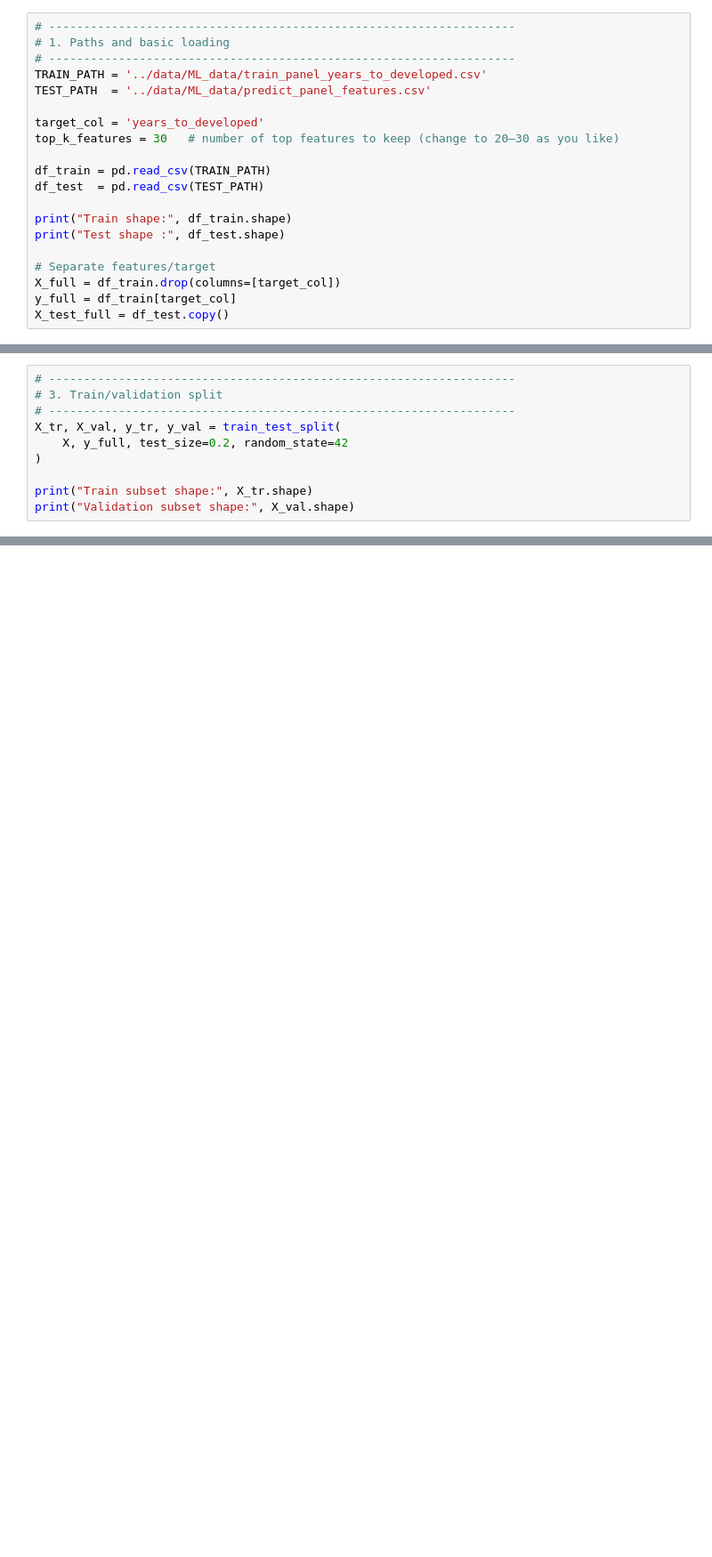
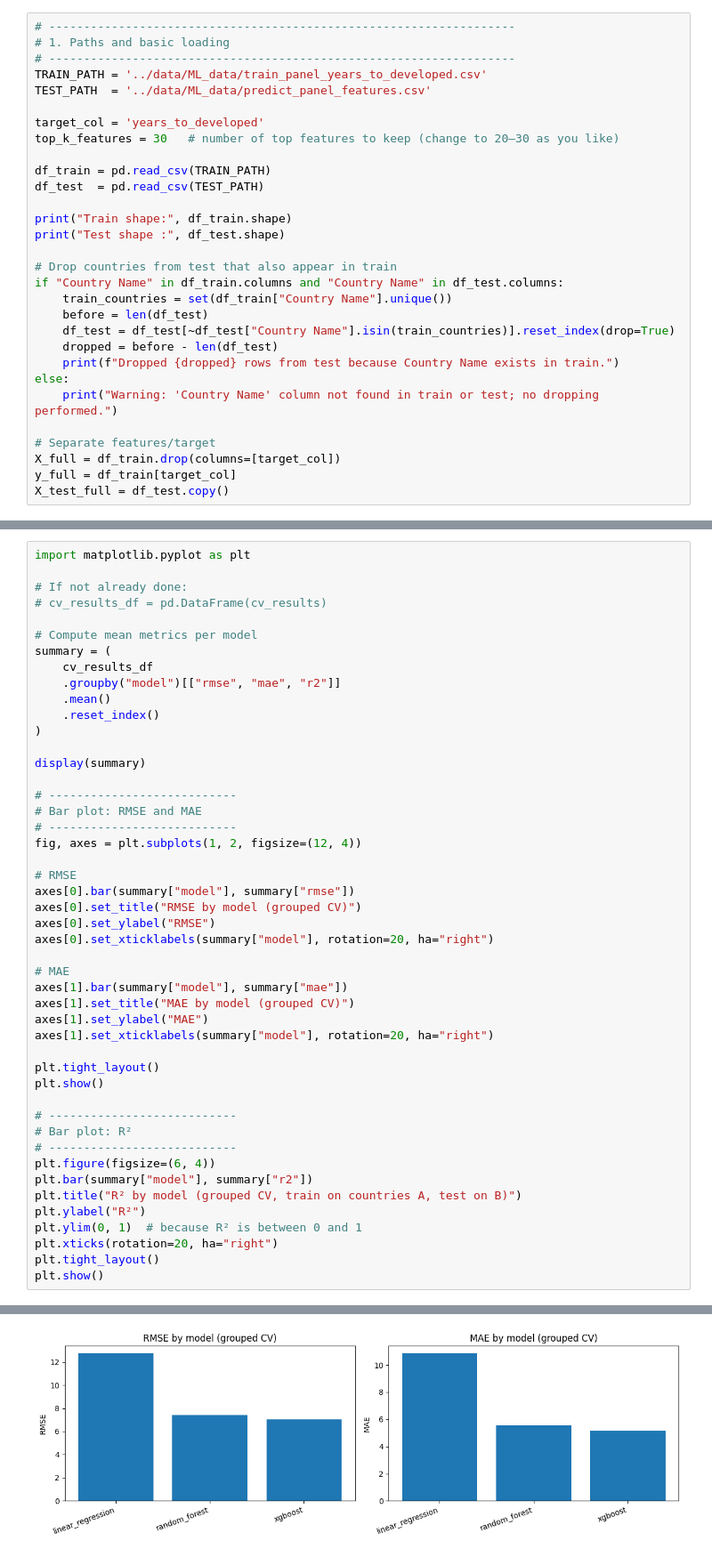
Before and after one commit to diyorbekzokirov/gdp_prediction_developing, a Jupyter notebook: notebooks/model_prediction.ipynb, the cells around one changed output, grey strips where cells are left out. Shown: that part at 89% size. Cells and saved outputs as stored; diff of their text form; blank space fills up the shorter version.

```diff
--- a/notebooks/model_prediction.ipynb
+++ b/notebooks/model_prediction.ipynb
@@ -40,6 +50,16 @@ df_test  = pd.read_csv(TEST_PATH)
 print("Train shape:", df_train.shape)
 print("Test shape :", df_test.shape)
 
+# Drop countries from test that also appear in train
+if "Country Name" in df_train.columns and "Country Name" in df_test.columns:
+    train_countries = set(df_train["Country Name"].unique())
+    before = len(df_test)
+    df_test = df_test[~df_test["Country Name"].isin(train_countries)].reset_index(drop=True)
+    dropped = before - len(df_test)
+    print(f"Dropped {dropped} rows from test because Country Name exists in train.")
+else:
+    print("Warning: 'Country Name' column not found in train or test; no dropping performed.")
+
 # Separate features/target
 X_full = df_train.drop(columns=[target_col])
 y_full = df_train[target_col]
@@ -155,10 +70,0 @@ plt.show()
-# %%
-# -------------------------------------------------------------------
-# 3. Train/validation split
-# -------------------------------------------------------------------
-X_tr, X_val, y_tr, y_val = train_test_split(
-    X, y_full, test_size=0.2, random_state=42
-)
-
-print("Train subset shape:", X_tr.shape)
-print("Validation subset shape:", X_val.shape)
@@ -307,0 +393,48 @@ Saved test predictions to test_predictions_with_models.csv
+# %%
+import matplotlib.pyplot as plt
+
+# If not already done:
+# cv_results_df = pd.DataFrame(cv_results)
+
+# Compute mean metrics per model
+summary = (
+    cv_results_df
+    .groupby("model")[["rmse", "mae", "r2"]]
+    .mean()
+    .reset_index()
+)
+
+display(summary)
+
+# ---------------------------
+# Bar plot: RMSE and MAE
+# ---------------------------
+fig, axes = plt.subplots(1, 2, figsize=(12, 4))
+
+# RMSE
+axes[0].bar(summary["model"], summary["rmse"])
+axes[0].set_title("RMSE by model (grouped CV)")
+axes[0].set_ylabel("RMSE")
+axes[0].set_xticklabels(summary["model"], rotation=20, ha="right")
+
+# MAE
+axes[1].bar(summary["model"], summary["mae"])
+axes[1].set_title("MAE by model (grouped CV)")
+axes[1].set_ylabel("MAE")
+axes[1].set_xticklabels(summary["model"], rotation=20, ha="right")
+
+plt.tight_layout()
+plt.show()
+
+# ---------------------------
+# Bar plot: R²
+# ---------------------------
+plt.figure(figsize=(6, 4))
+plt.bar(summary["model"], summary["r2"])
+plt.title("R² by model (grouped CV, train on countries A, test on B)")
+plt.ylabel("R²")
+plt.ylim(0, 1)  # because R² is between 0 and 1
+plt.xticks(rotation=20, ha="right")
+plt.tight_layout()
+plt.show()
+# %% [output]
@@ -307,0 +445 @@ Saved test predictions to test_predictions_with_models.csv
+[figure, added]
```
Also changed, not shown: parts of 22 cells of this notebook, 6 other files.
